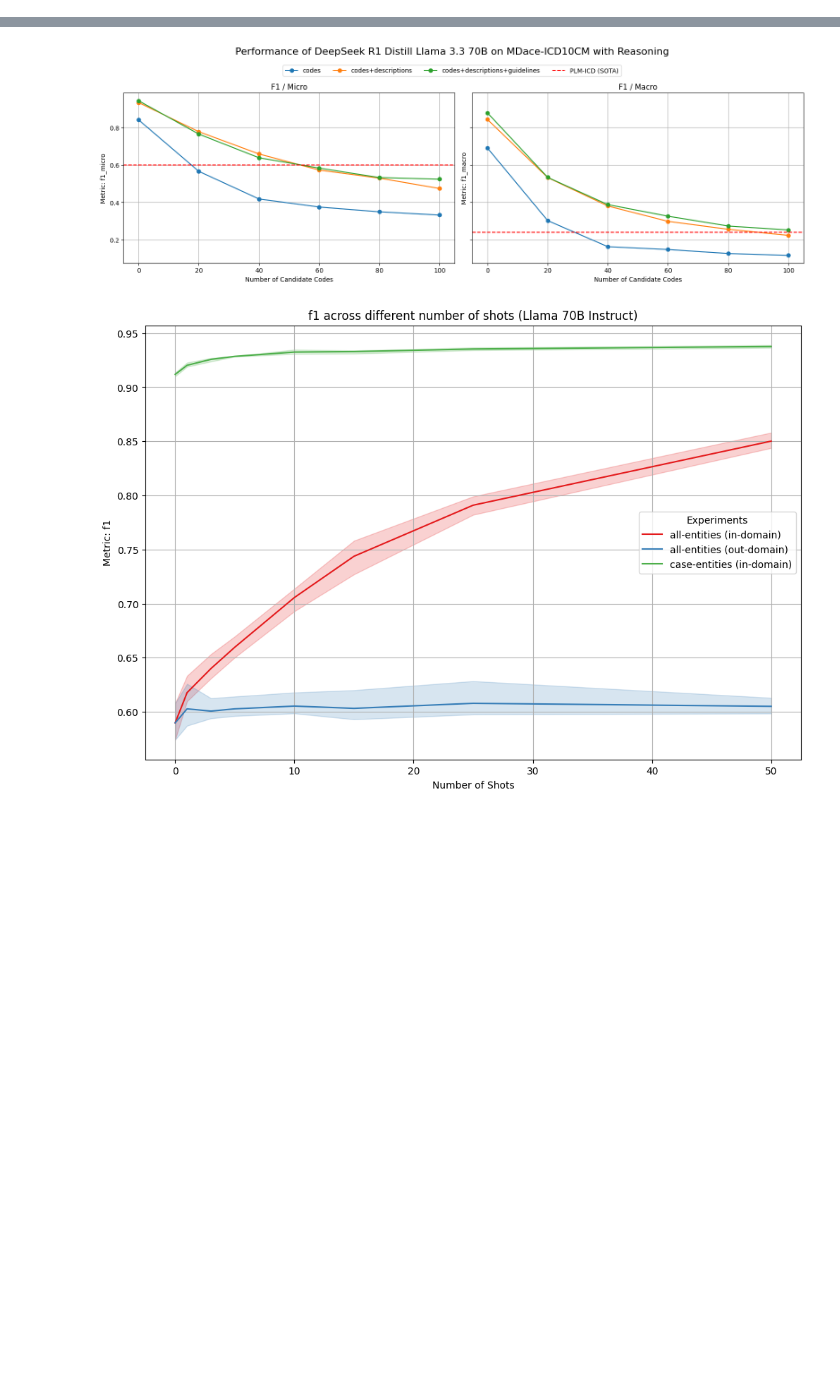
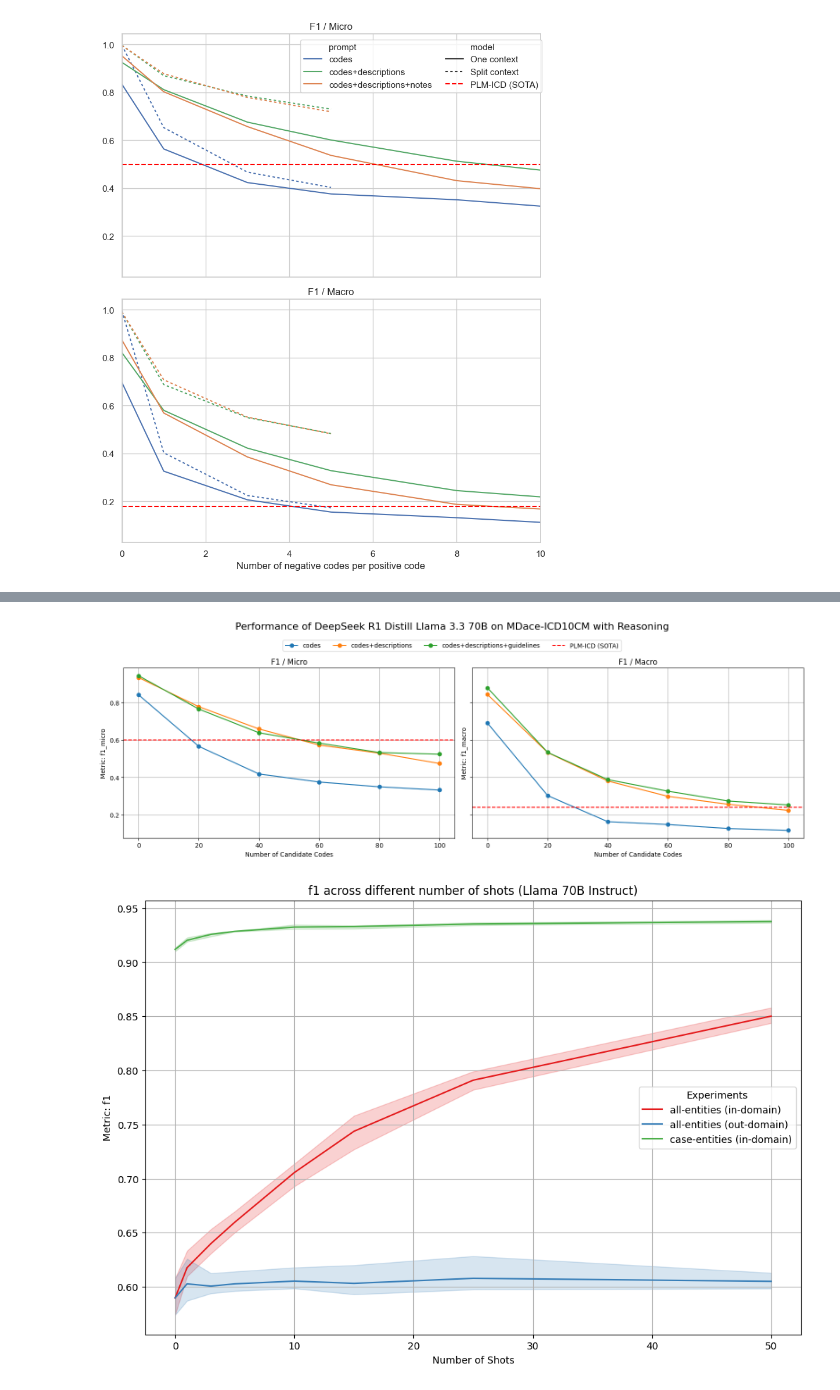
Before and after one commit to MotzWanted/codeseeker, a Jupyter notebook: reports/alignment_benchmark.ipynb, the cells around one changed output, grey strips where cells are left out. Saved outputs shown, nothing was run; the diff lists cells and outputs as text; code cells hidden in the pictures; blank space fills up the shorter version.

```diff
--- a/reports/alignment_benchmark.ipynb
+++ b/reports/alignment_benchmark.ipynb
@@ -70,0 +148,73 @@ df.head(10)
+# %%
+import seaborn as sns
+import matplotlib.pyplot as plt
+
+# Set up the plot style
+sns.set_theme(style="whitegrid")
+
+# Define color palette by unique prompts
+unique_prompts = df["prompt"].unique()
+prompt_order = ["codes", "codes+descriptions", "codes+descriptions+notes"]
+palette = dict(zip(unique_prompts, sns.color_palette(n_colors=len(unique_prompts))))
+
+# Create vertically stacked subplots
+fig, axes = plt.subplots(2, 1, figsize=(8, 10), sharex=True, sharey=True)
+
+# Plot for f1_micro (Top subplot)
+sns.lineplot(
+    data=df,
+    x="negatives",
+    y="f1_micro",
+    hue="prompt",
+    hue_order=prompt_order,
+    style="model",
+    style_order=["One context", "Split context"],
+    dashes={"One context": "", "Split context": (2, 2)},
+    palette=palette,
+    ax=axes[0]
+)
+axes[0].set_title("F1 / Micro")
+axes[0].axhline(y=0.5, color='red', linestyle='--', linewidth=1.5, label="PLM-ICD (SOTA)")
+axes[0].set_xlim([0, 10])
+
+# Plot for f1_macro (Bottom subplot)
+sns.lineplot(
+    data=df,
+    x="negatives",
+    y="f1_macro",
+    hue="prompt",
+    hue_order=prompt_order,
+    style="model",
+    style_order=["One context", "Split context"],
+    dashes={"One context": "", "Split context": (2, 2)},
+    palette=palette,
+    ax=axes[1]
+)
+axes[1].set_title("F1 / Macro")
+axes[1].axhline(y=0.18, color='red', linestyle='--', linewidth=1.5, label="PLM-ICD (SOTA)")
+axes[1].set_xlim([0, 10])
+
+# Axis labels (set only on the bottom for clarity)
+axes[1].set_xlabel("Number of negative codes per positive code")
+axes[0].yaxis.label.set_visible(False)
+axes[1].yaxis.label.set_visible(False)
+
+# Shared legend
+handles, labels = axes[1].get_legend_handles_labels()
+fig.legend(
+    handles,
+    labels,
+    loc='upper center',
+    bbox_to_anchor=(0.71, 0.94),
+    ncol=2,
+    columnspacing=1.5
+)
+
+# Remove individual legends
+axes[0].legend_.remove()
+axes[1].legend_.remove()
+
+plt.tight_layout(rect=[0, 0, 1, 0.98])
+plt.show()
+# %% [output]
+[figure, added]
```
Also changed, not shown: parts of 6 cells of this notebook, 54 other files.
